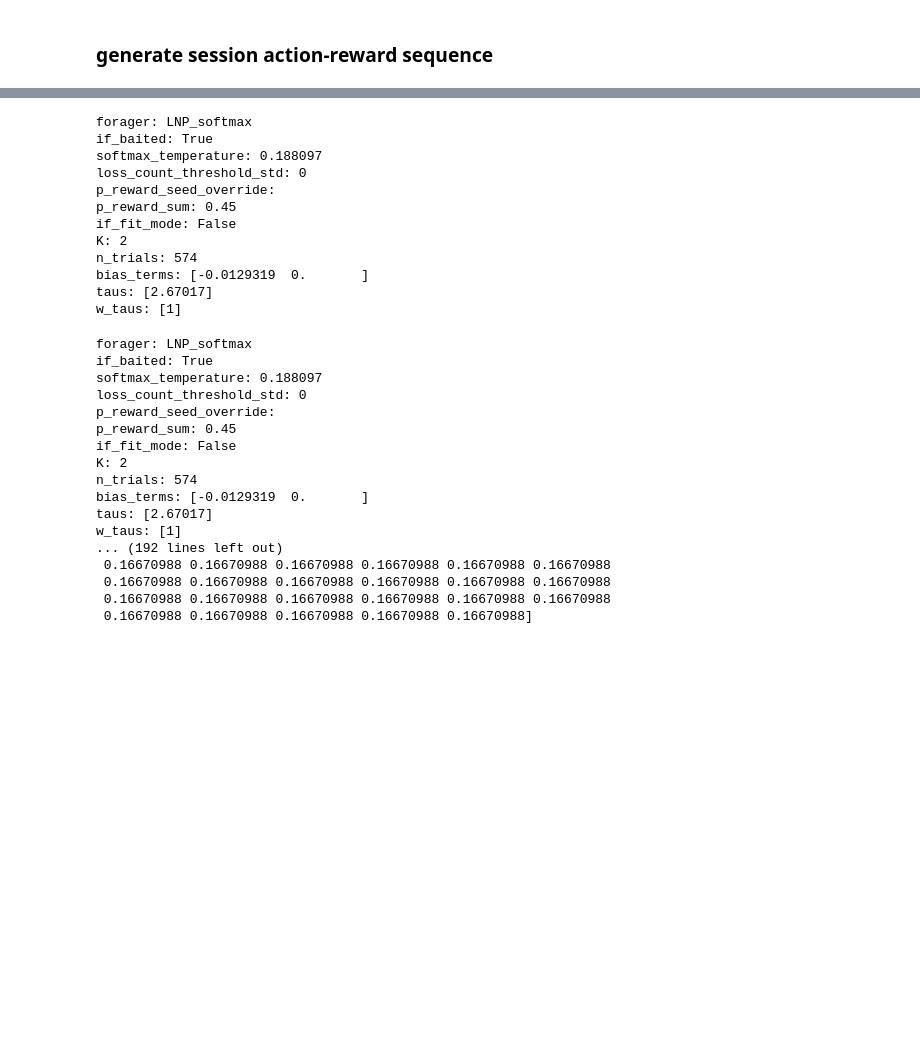
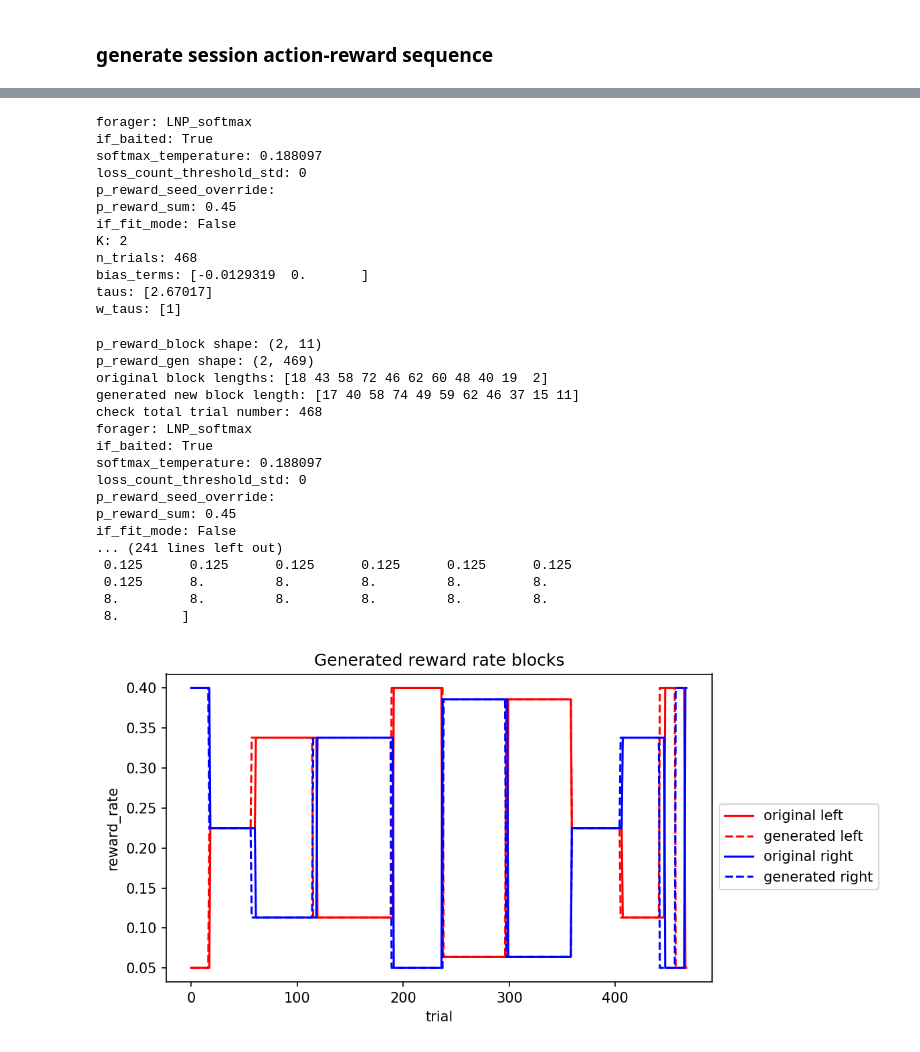
Before and after one commit to pckuo/map-ephys, a Jupyter notebook: notebook/pckuo/pseudo_session.ipynb, the cells around one changed output, grey strips where cells are left out. Drawn from its saved outputs; the diff is of its cells as text; code cells hidden in the pictures; blank space fills up the shorter version.

```diff
--- a/notebook/pckuo/pseudo_session.ipynb
+++ b/notebook/pckuo/pseudo_session.ipynb
@@ -110,24 +154,28 @@ key = {'subject_id': 482353, 'session': 38, 'model_id': 10}
 # get more exp session info by
 # dj.ERD(experiment)
 
-block_reward_prob = pd.DataFrame((experiment.SessionBlock.WaterPortRewardProbability() & key).fetch())
-blocks = np.unique(block_reward_prob['block'].values)
+p_reward_block_df = pd.DataFrame((experiment.SessionBlock.WaterPortRewardProbability() & key).fetch())
+p_reward_block_left = p_reward_block_df[p_reward_block_df['water_port']=='left'].sort_values(by='block')['reward_probability'].values
+p_reward_block_right = p_reward_block_df[p_reward_block_df['water_port']=='right'].sort_values(by='block')['reward_probability'].values
+p_reward_block = np.vstack((p_reward_block_left, p_reward_block_right)).astype(np.float)
+
+blocks = np.unique(p_reward_block_df['block'].values)
 if np.max(blocks) != len(blocks):
     raise ValueError('missing blocks!')
 else:
     n_blocks = len(blocks)
 
-trial_reward_availability = pd.DataFrame((experiment.TrialAvailableReward() & key ).fetch())
-
-block_lengths, _ = np.histogram((experiment.SessionBlock.BlockTrial & key).fetch('block'), bins=np.arange(1, n_blocks+1))
-print(f'check sum of block len: {np.sum(block_lengths)} vs total trials {len(trial_reward_availability)/2}')
+# trial_reward_availability = pd.DataFrame((experiment.TrialAvailableReward() & key ).fetch())
+# block_lengths, _ = np.histogram((experiment.SessionBlock.BlockTrial & key).fetch('block'), bins=np.arange(1, n_blocks+2))
+# print(f'check sum of block len: {np.sum(block_lengths)} vs total trials {len(trial_reward_availability)/2}')
 
 # if needed
 # choice_outcome_sequence = pd.DataFrame((experiment.WaterPortChoice.proj(choice='water_port') * experiment.BehaviorTrial.proj('outcome', 'early_lick') & key).fetch())
 # experiment.BehaviorTrial() & 'subject_id=482353' & 'session=38'
 
-choice_history, reward_history, _, p_reward, q_choice_outcome = foraging_model.get_session_history(key, remove_ignored=False)
+choice_history, reward_history, _, p_reward_trial, q_choice_outcome = foraging_model.get_session_history(key, remove_ignored=True)
 
-block_length_avg = np.average(block_lengths)
-block_length_std = np.std(block_lengths)
-print(f'block length: avg - {block_length_avg}, std - {block_length_std}')
+block_lengths, _ = get_block_lengths(p_reward_trial, p_reward_block)
+# block_length_avg = np.average(block_lengths)
+# block_length_std = np.std(block_lengths)
+# print(f'block length: avg - {block_length_avg}, std - {block_length_std}')
@@ -144,13 +205,12 @@ check sum of block len: 574 vs total trials 574.0
 # foraging_model.Model() * foraging_model.Model.Param() & 'model_id=10'
 # foraging_model.ModelClass()
 
-
 model_para = pd.DataFrame((foraging_model.FittedSessionModel.Param & key).fetch())
 model_para_dict = {}
 for i in range(len(model_para)):
     model_para_dict[model_para.iloc[i]['model_param']] = model_para.iloc[i]['fitted_value']
 
-forager = bandit_model.BanditModel(forager='LNP_softmax', n_trials=int(len(trial_reward_availability)/2),
+forager = bandit_model.BanditModel(forager='LNP_softmax', n_trials=int((p_reward_trial).shape[1]),
                                    **model_para_dict)
 for k, v in vars(forager).items():
     if v is not None:
@@ -164,30 +224,38 @@ p_reward_seed_override:
 p_reward_sum: 0.45
 if_fit_mode: False
 K: 2
-n_trials: 574
+n_trials: 468
 bias_terms: [-0.0129319  0.       ]
 taus: [2.67017]
 w_taus: [1]
 # %%
-forager.generate_p_reward(block_length_avg, block_length_std)
+# forager.generate_p_reward(block_length_avg, block_length_std)
+p_reward_gen, block_lengths_gen = gen_p_reward_sequence(p_reward_trial, p_reward_block, block_lengths, plot=True)
+forager.n_blocks = len(block_lengths)
+forager.p_reward = p_reward_gen
+forager.block_size = block_lengths_gen
+forager.p_reward_fraction = p_reward_gen[1]/ np.sum(p_reward_gen, axis=0)
+forager.p_reward_ratio = p_reward_gen[1]/ p_reward_gen[0]
+
 for k, v in vars(forager).items():
     if v is not None:
         print(f'{k}: {v}')
 # %% [output]
+p_reward_block shape: (2, 11)
+p_reward_gen shape: (2, 469)
+original block lengths: [18 43 58 72 46 62 60 48 40 19  2]
+generated new block length: [17 40 58 74 49 59 62 46 37 15 11]
+check total trial number: 468
 forager: LNP_softmax
 if_baited: True
 softmax_temperature: 0.188097
 loss_count_threshold_std: 0
 p_reward_seed_override:
 p_reward_sum: 0.45
 if_fit_mode: False
-K: 2
-n_trials: 574
-bias_terms: [-0.0129319  0.       ]
-taus: [2.67017]
-w_taus: [1]
-... (192 lines left out)
- 0.16670988 0.16670988 0.16670988 0.16670988 0.16670988 0.16670988
- 0.16670988 0.16670988 0.16670988 0.16670988 0.16670988 0.16670988
- 0.16670988 0.16670988 0.16670988 0.16670988 0.16670988 0.16670988
- 0.16670988 0.16670988 0.16670988 0.16670988 0.16670988]
+... (241 lines left out)
+ 0.125      0.125      0.125      0.125      0.125      0.125
+ 0.125      8.         8.         8.         8.         8.
+ 8.         8.         8.         8.         8.         8.
+ 8.        ]
+[figure, added]
```
Also changed, not shown: parts of 10 cells of this notebook.
